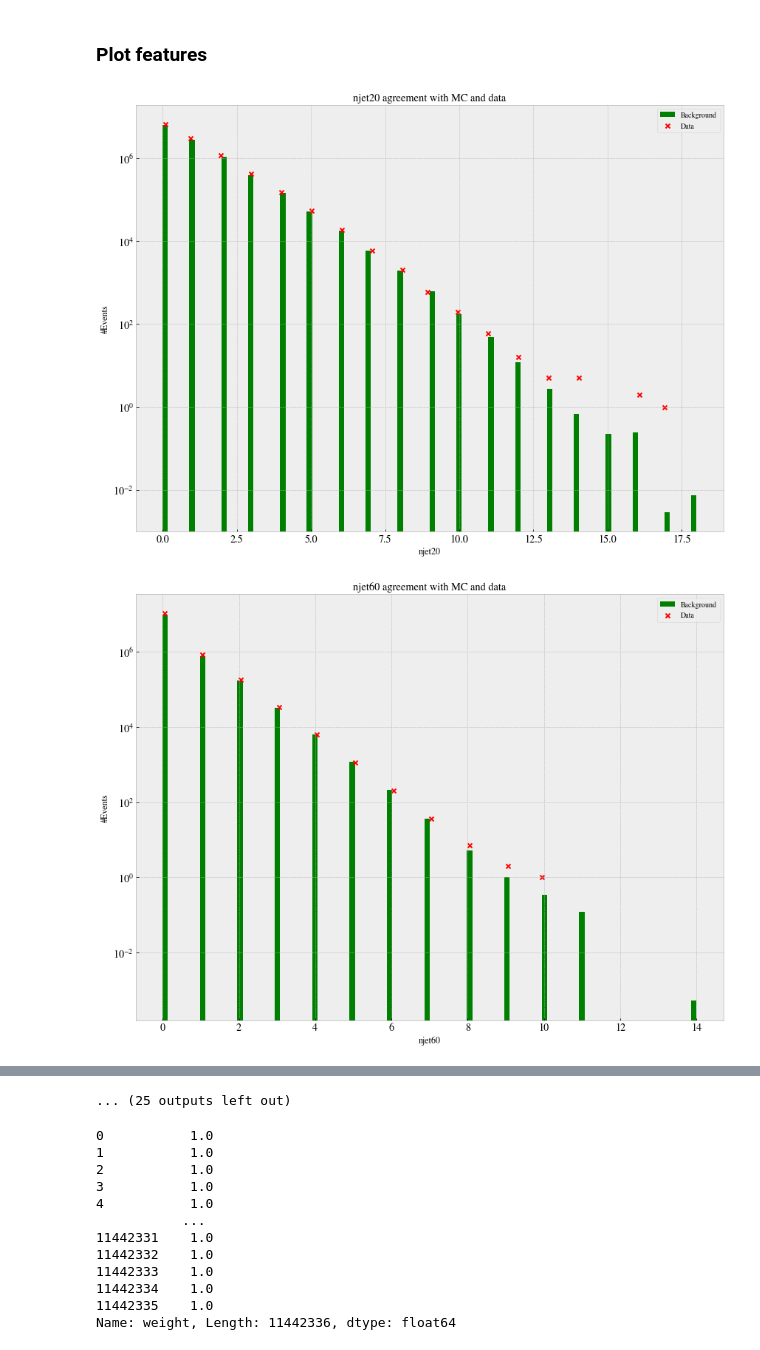
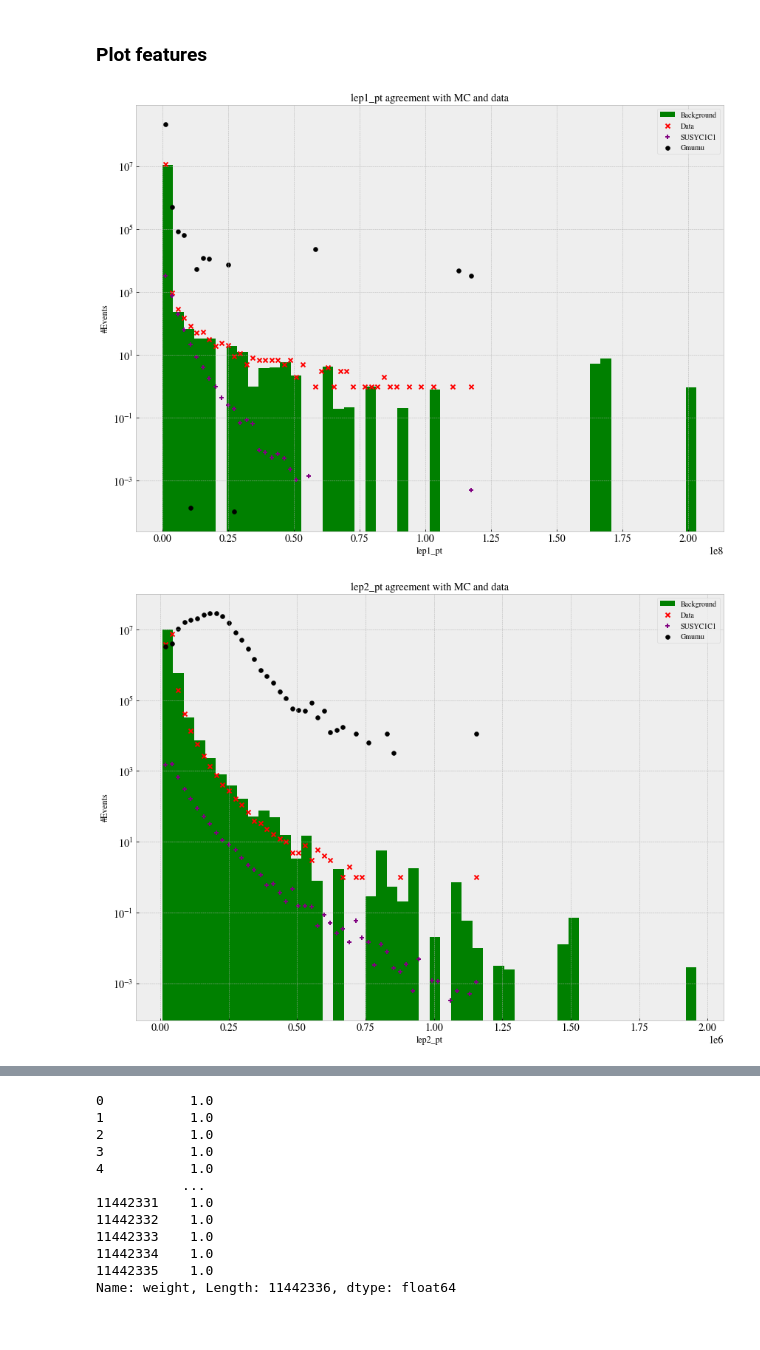
Before and after one commit to Gadangadang/FYS5555, a Jupyter notebook: Project3/Codebase/Plot_feats.ipynb, the cells around one changed output, grey strips where cells are left out. Saved outputs shown, nothing was run; the diff lists cells and outputs as text; code cells hidden in the pictures.

Commit message:
added comparison of data and signal sample to check pt difference

```diff
--- a/Project3/Codebase/Plot_feats.ipynb
+++ b/Project3/Codebase/Plot_feats.ipynb
@@ -58,18 +58,20 @@ df.drop(wjetsinl_idx ,inplace=True)
 categories = df["category"]
 
 background_categories = df[df["isSignal"] == 0]["category"].unique()
-signal_df = df[df['category'] == 'SUSYC1C1']
+c1c1_df = df[df['category'] == 'SUSYC1C1']
+Gmumu_df = df[df['category'] == 'Gmumu']
 
 background_df = df[df["isSignal"] == 0]
 
 columns_to_drop = ["category", "isSignal", "physdescr"]
 
 
-signal_df.drop(columns_to_drop, axis=1, inplace=True)
+c1c1_df.drop(columns_to_drop, axis=1, inplace=True)
+Gmumu_df.drop(columns_to_drop, axis=1, inplace=True)
 background_df.drop(columns_to_drop, axis=1, inplace=True)
 
 
-signal_mc = signal_df#.to_numpy()
+
 background_mc = background_df#.to_numpy()
 
 data = df_atlas
@@ -82,42 +84,59 @@ See the caveats in the documentation: https://pandas.pydata.org/pandas-docs/stab
 ### Plot features
 # %%
 columns = background_mc.columns
-weight_histo = background_df["weight"]
-for feature in columns:
+column = ["lep1_pt", "lep2_pt"]
+
+back_weight = background_df["weight"]
+c1c1_weight = c1c1_df["weight"]
+gmumu_weight = Gmumu_df["weight"]
+
+weight_histo = [back_weight]#, c1c1_weight, gmumu_weight]
+
+colors = ["green"]#, "purple", "blue"]
+labels= ["Background"]#, "SUSYC1C1", "Gmumu"]
+
+for feature in column:
 
     histo_b = background_df[feature]
+
     histo_data = data[feature]
 
 
     plt.rcParams["figure.figsize"] = (12,9)
     fig, ax = plt.subplots()
 
-    N, bins = np.histogram(histo_data, bins = 100)
+    n_bins= 50
+
+    N, bins = np.histogram(histo_data, bins = n_bins)
+    N2, bins2 = np.histogram(c1c1_df[feature], weights=c1c1_weight, bins = n_bins)
+    N3, bins3 = np.histogram(Gmumu_df[feature], weights=gmumu_weight, bins = n_bins)
     x = (np.array(bins[0:-1]) + np.array(bins[1:]))/2
 
-    n_bins= 100
-    colors = ["green"]
-    labels= ["Background"]
+
+
     ax.hist(histo_b,
             n_bins,
             histtype='bar',
             color=colors,
             label=labels,
             weights=weight_histo
             )
 
     ax.scatter(x, N, marker="x", color="red",label="Data")
+
+    ax.scatter(x, N2, marker="+", color="purple",label="SUSYC1C1")
+    ax.scatter(x, N3, marker="o", color="black",label="Gmumu")
 
     ax.legend(prop={'size': 10})
     ax.set_title('{} agreement with MC and data'.format(feature))
     ax.set_xlabel('{}'.format(feature))
     ax.set_ylabel('#Events')
     ax.set_yscale('log')
 
 
     fig.tight_layout()
     #plt.savefig("b_s_recon.pdf")
     plt.show()
 # %% [output]
-[figure, old version]
+[figure, new version]
-[figure, old version]
+[figure, new version]
@@ -134,4 +143,3 @@ for feature in columns:
-... (25 outputs left out)
 # %%
 from sklearn.preprocessing import StandardScaler, MinMaxScaler
 from sklearn.model_selection import train_test_split
```
Also changed, not shown: parts of 1 cell of this notebook.
